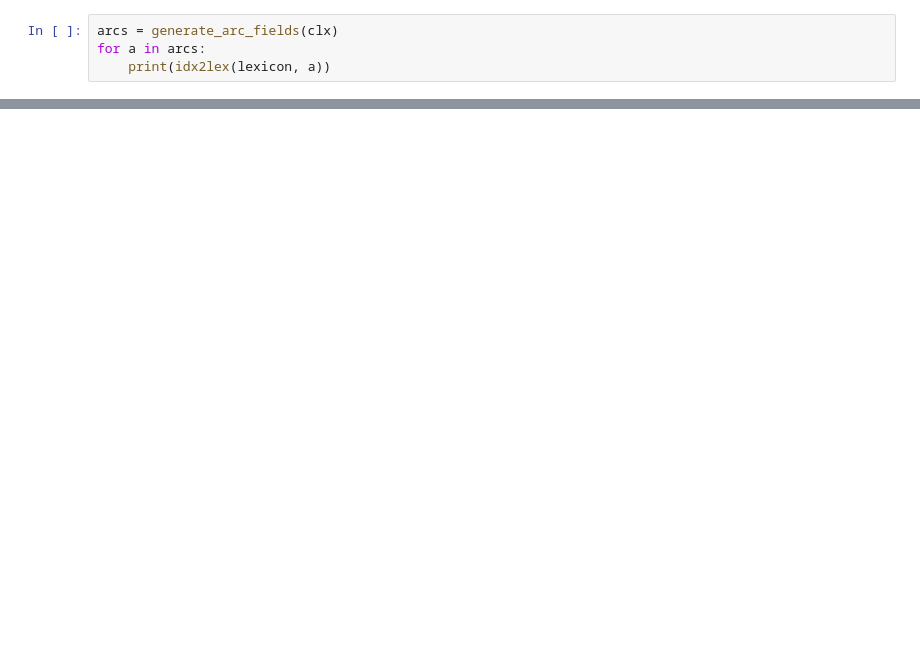
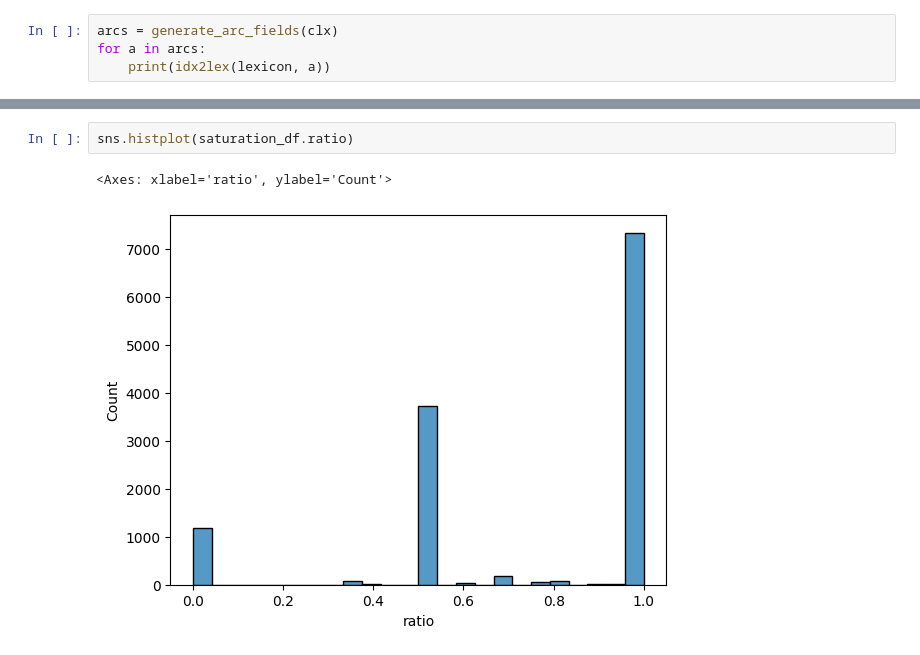
Before and after one commit to jtorgue/narrniche, a Jupyter notebook: notebooks/02_field_detection.ipynb, the cells around one changed output, grey strips where cells are left out. Cells and saved outputs as stored; diff of their text form; blank space fills up the shorter version.

```diff
--- a/notebooks/02_field_detection.ipynb
+++ b/notebooks/02_field_detection.ipynb
@@ -181,0 +239,5 @@ dill.dump(fields, open(fields_fn, 'wb'))
+# %%
+sns.histplot(saturation_df.ratio)
+# %% [output]
+<Axes: xlabel='ratio', ylabel='Count'>
+[figure, added]
```
Also changed, not shown: parts of 12 cells of this notebook, 24 other files.
